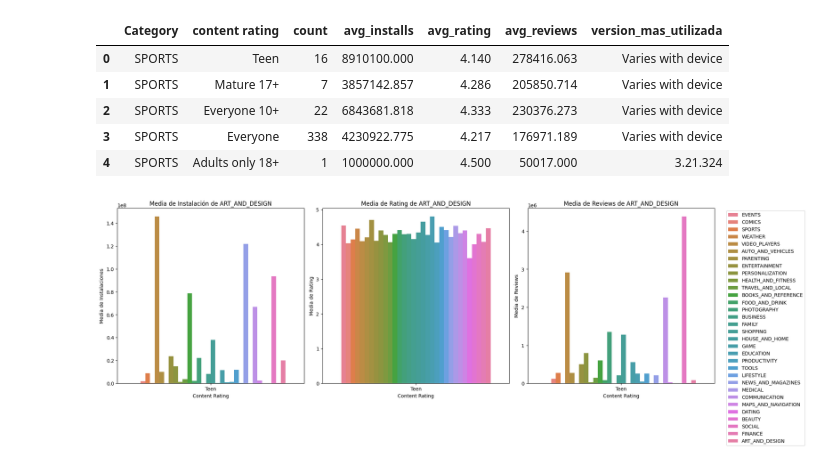
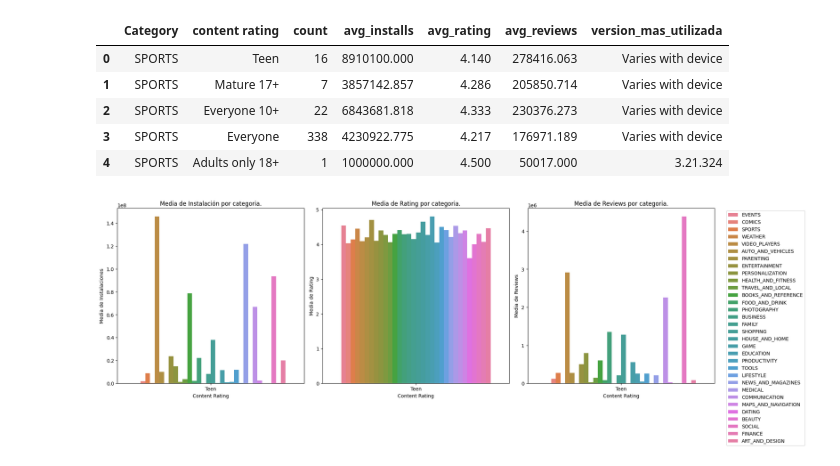
Before and after one commit to AdrianNiet/Manejo-datos-spark, a Jupyter notebook: notebooks/visualizar_datos.ipynb, the cells around one changed output. Drawn from its saved outputs; the diff is of its cells as text; code cells hidden in the pictures.

```diff
--- a/notebooks/visualizar_datos.ipynb
+++ b/notebooks/visualizar_datos.ipynb
@@ -191,6 +191,8 @@ df_temporal
 # %%
 #Vamos a recorrer todas las Dataframes y guardar los valores de uno de los content rating.
 #Despues, mostraremos en una grafica todos ellos.
+
+#PENDIENTE DE TERMINAR.
 
 df_teen = None
 
@@ -198,43 +200,49 @@ for i in lista:
     ruta = "../data/processed/datos_filtrados/"
     ruta = ruta + i + ".csv"
     df_temporal = spark.read.csv(ruta, header=True, inferSchema=True)
+
+    columna = df.select("Category").distinct()
+    lista = []
+
+    for i in columna.select("category").collect():
+        lista.append(i[0])
 
     if df_teen is None:
         df_teen = df_temporal.filter(col("content rating").contains("Teen"))
     else:
         df_teen = df_teen.unionByName(df_temporal.filter(col("content rating").contains("Teen")))
 
 
 
 df_teen = df_teen.toPandas()
 
 fig, axes = plt.subplots(1, 3, figsize=(18, 6))
 
 sns.barplot(x="content rating", y="avg_installs", hue="Category",data=df_teen, errorbar=None, ax=axes[0])
 
-axes[0].set_title(f'Media de Instalación de {i}')
+axes[0].set_title(f'Media de Instalación por categoria.')
 axes[0].set_xlabel('Content Rating')
 axes[0].set_ylabel('Media de Instalaciones')
 axes[0].get_legend().remove()
 
 sns.barplot(x="content rating", y="avg_rating", hue="Category", data=df_teen, errorbar=None, ax=axes[1])
-axes[1].set_title(f'Media de Rating de {i}')
+axes[1].set_title(f'Media de Rating por categoria.')
 axes[1].set_xlabel('Content Rating')
 axes[1].set_ylabel('Media de Rating')
 axes[1].get_legend().remove()
 
 sns.barplot(x="content rating", y="avg_reviews", hue="Category", data=df_teen, errorbar=None, ax=axes[2])
-axes[2].set_title(f'Media de Reviews de {i}')
+axes[2].set_title(f'Media de Reviews por categoria.')
 axes[2].set_xlabel('Content Rating')
 axes[2].set_ylabel('Media de Reviews')
 axes[2].get_legend().remove()
 
 plt.tight_layout()
 
 plt.legend(bbox_to_anchor=(1.05, 1), loc='upper left')
 plt.show()
 # %% [output]
-[figure, old version]
+[figure, new version]
 # %%
 #No es del todo practico con tantas ya que es dificil segun los colores.
 #Ultimo paso, hacer que salgan todas las content rating.
```
Also changed, not shown: parts of 8 cells of this notebook, 1 other file.
